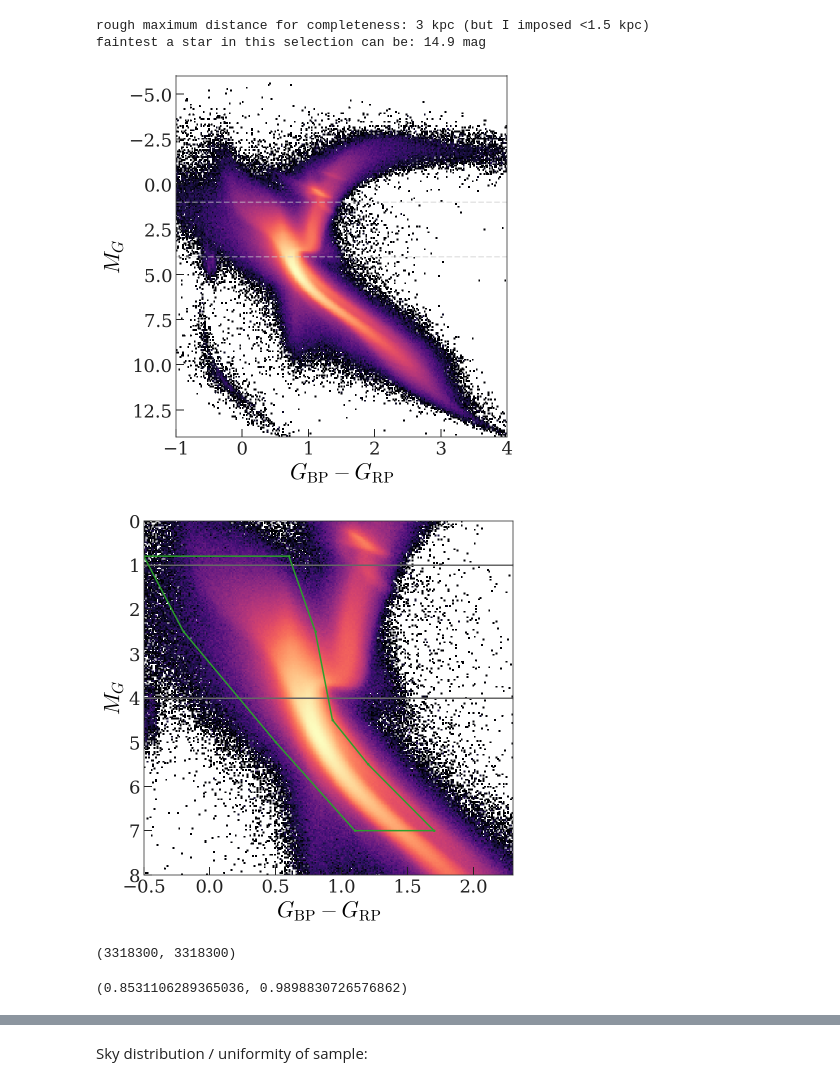
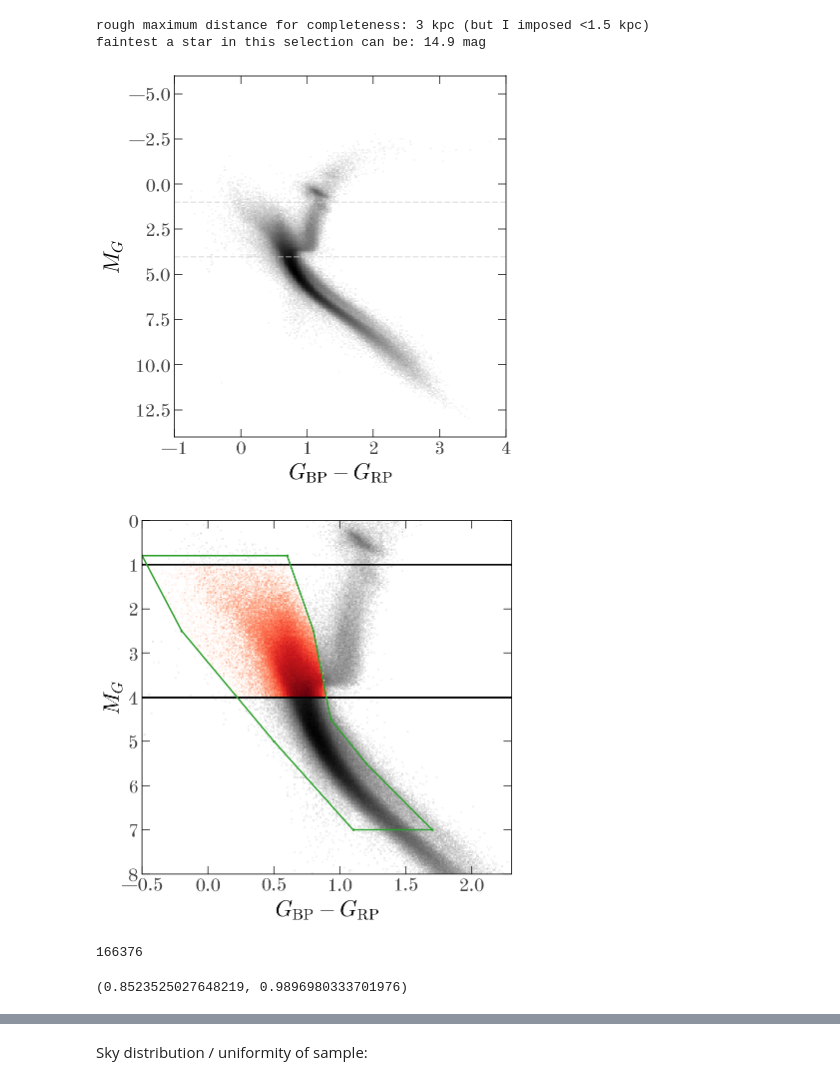
Before and after one commit to adrn/solar-velocity, a Jupyter notebook: notebooks/Midplane.ipynb, the cells around one changed output, grey strips where cells are left out. Drawn from its saved outputs; the diff is of its cells as text; code cells hidden in the pictures.

```diff
--- a/notebooks/Midplane.ipynb
+++ b/notebooks/Midplane.ipynb
@@ -86,7 +91,12 @@ sgrA
 
 # ---------------------------
 # |b| > 15, G < 16, plx > 0.5
-allg = GaiaData('/mnt/home/apricewhelan/data/GaiaEDR3/Gaia-b15-G16-plx0.5.fits')
+# allg = GaiaData('/mnt/home/apricewhelan/data/GaiaEDR3/Gaia-b15-G16-plx0.5.fits')
+allg = GaiaData(
+    pathlib.Path(
+        '~/data/GaiaEDR3/Gaia-b15-G16-plx0.5_random_subset.fits'
+    ).expanduser()
+)
 
 G_max = 16 * u.mag
 min_b = 15 * u.deg
@@ -133,7 +141,8 @@ ax.hist2d(
     BPRP.value,
     MG.value,
     bins=bins,
-    norm=mpl.colors.LogNorm()
+    norm=mpl.colors.LogNorm(),
+    cmap='Greys'
 )
 
 for lim in MG_lim:
@@ -146,7 +155,7 @@ ax.set_ylabel('$M_G$')
 
 fig.tight_layout()
 # %% [output]
-[figure, old version]
+[figure, new version]
 # %%
 fig, ax = plt.subplots(figsize=(6, 6))
 ax.hist2d(
@@ -154,51 +163,58 @@ ax.hist2d(
     MG.value,
     bins=(np.linspace(-0.5, 2.3, 256),
           np.linspace(0, 8, 256)),
-    norm=mpl.colors.LogNorm()
+    norm=mpl.colors.LogNorm(),
+    cmap='Greys'
 )
 
 for lim in MG_lim:
     ax.axhline(lim.value)
 
 nodes = np.array([
     [1.7, 7],
     [1.1, 7],
     [0.5, 5],
     [-0.2, 2.5],
     [-0.5, 0.8],
     [0.6, 0.8],
     [0.8, 2.5],
     [0.93, 4.5],
     [1.2, 5.5],
     [1.7, 7]
 ])
 ax.plot(nodes[:, 0], nodes[:, 1], color='tab:green')
 path_ = mpl.path.Path(nodes)
 cmd_mask = (
     path_.contains_points(np.stack((BPRP.value, MG.value)).T) &
     (MG > MG_lim[0]) &
     (MG < MG_lim[1])
 )
 
+ax.hist2d(
+    BPRP.value[cmd_mask],
+    MG.value[cmd_mask],
+    bins=(np.linspace(-0.5, 2.3, 256),
+          np.linspace(0, 8, 256)),
+    norm=mpl.colors.LogNorm(),
+    cmap='Reds'
+)
+
 ax.set_ylim(8, 0)
 ax.set_xlabel(r'$G_{\rm BP}-G_{\rm RP}$')
 ax.set_ylabel('$M_G$')
 fig.tight_layout()
 # %% [output]
-[figure, old version]
+[figure, new version]
 # %%
-mask = (
-    cmd_mask
-)
-cmd_mask.sum(), mask.sum()
+cmd_mask.sum()
 # %% [output]
-(3318300, 3318300)
+166376
 # %%
-ms_g = g[mask]
+ms_g = g[cmd_mask]
 plx_snr = (ms_g.parallax / ms_g.parallax_error).decompose().value
 (ms_g.ruwe < 1.4).sum() / len(ms_g), (plx_snr > 10).sum() / len(ms_g)
 # %% [output]
-(0.8531106289365036, 0.9898830726576862)
+(0.8523525027648219, 0.9896980333701976)
 # %%
 np.isfinite(ms_g.dr2_radial_velocity).sum() / len(ms_g)
 # %% [output]
```
Also changed, not shown: parts of 23 cells of this notebook, 4 other files.
